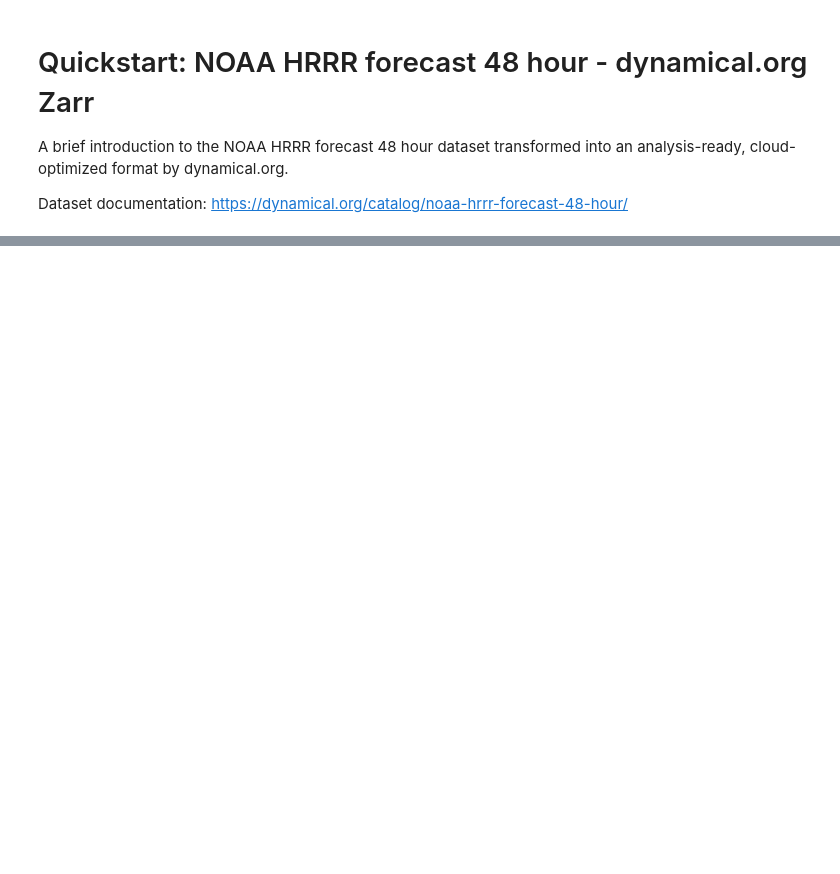
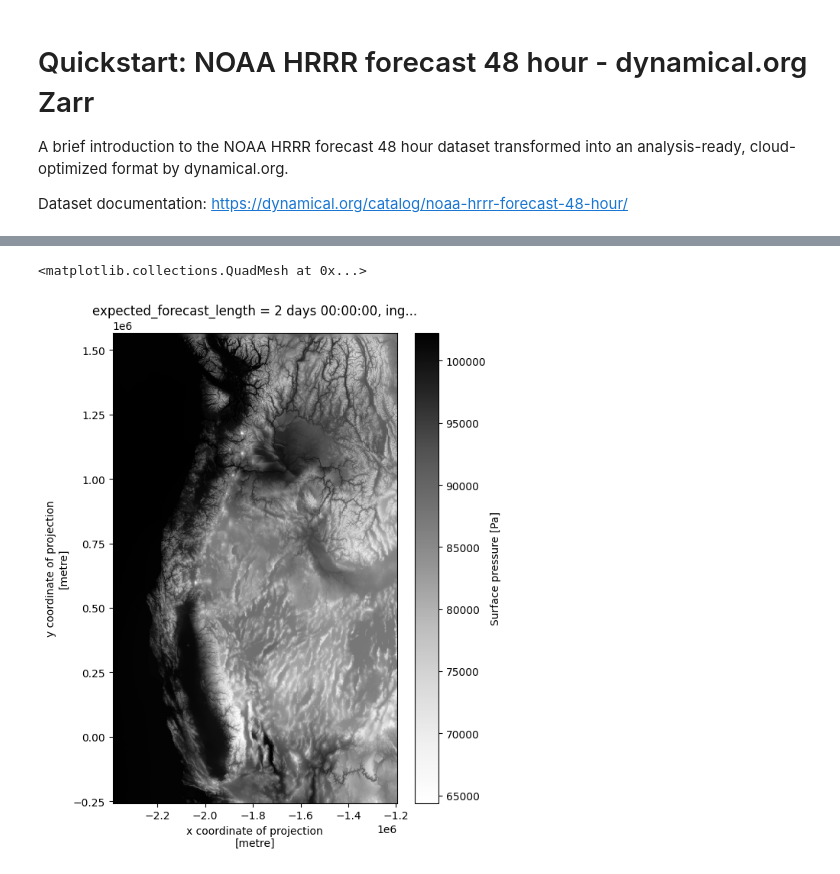
Before and after one commit to dynamical-org/notebooks, a Jupyter notebook: noaa-hrrr-forecast-48-hour.ipynb, the cells around one changed output, grey strips where cells are left out. Cells and saved outputs as stored; diff of their text form; code cells hidden in the pictures; blank space fills up the shorter version.

```diff
--- a/noaa-hrrr-forecast-48-hour.ipynb
+++ b/noaa-hrrr-forecast-48-hour.ipynb
@@ -64,0 +65,14 @@ anim.save(f"hrrr_{var}_{init_time:%Y-%m-%dT%H}_{"_".join([str(b) for b in bounds
+# %%
+# Select a geographic area using (west, south, east, north) longitude/latitude coordinates
+(
+    ds["pressure_surface"]
+    .rio.clip_box(-124, 35, -114, 50, crs="EPSG:4326")
+    .sel(init_time="2025-08-01T00", lead_time="12h")
+    .plot(figsize=(6, 8), cmap="Greys")
+)
+
+# To aggregate data over one or more geometries (e.g. country borders, watersheds, custom polygons),
+# see rioxarray's. ds.rio.clip() and the xvec library's zonal statistics functions.
+# %% [output]
+<matplotlib.collections.QuadMesh at 0x...>
+[figure, added]
```
Also changed, not shown: parts of 7 cells of this notebook.
